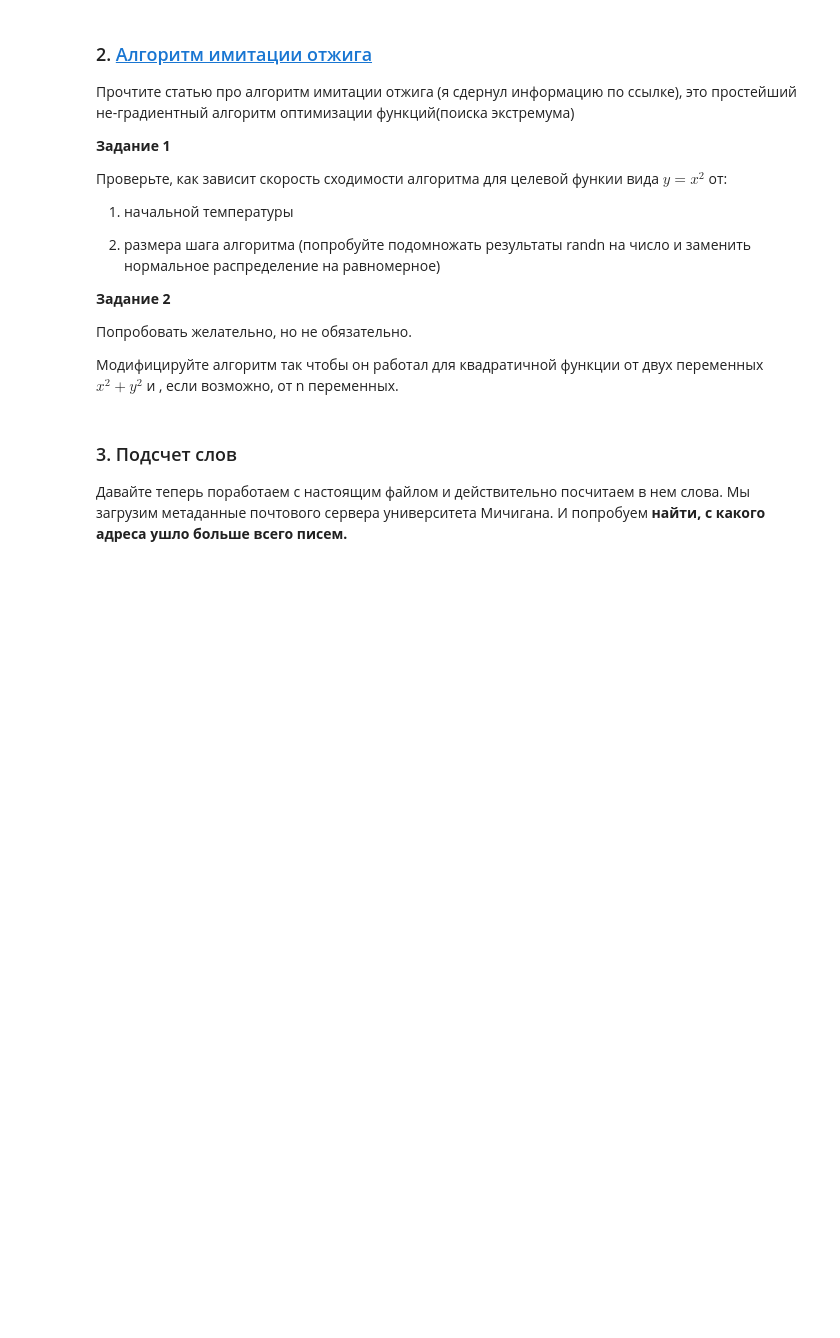
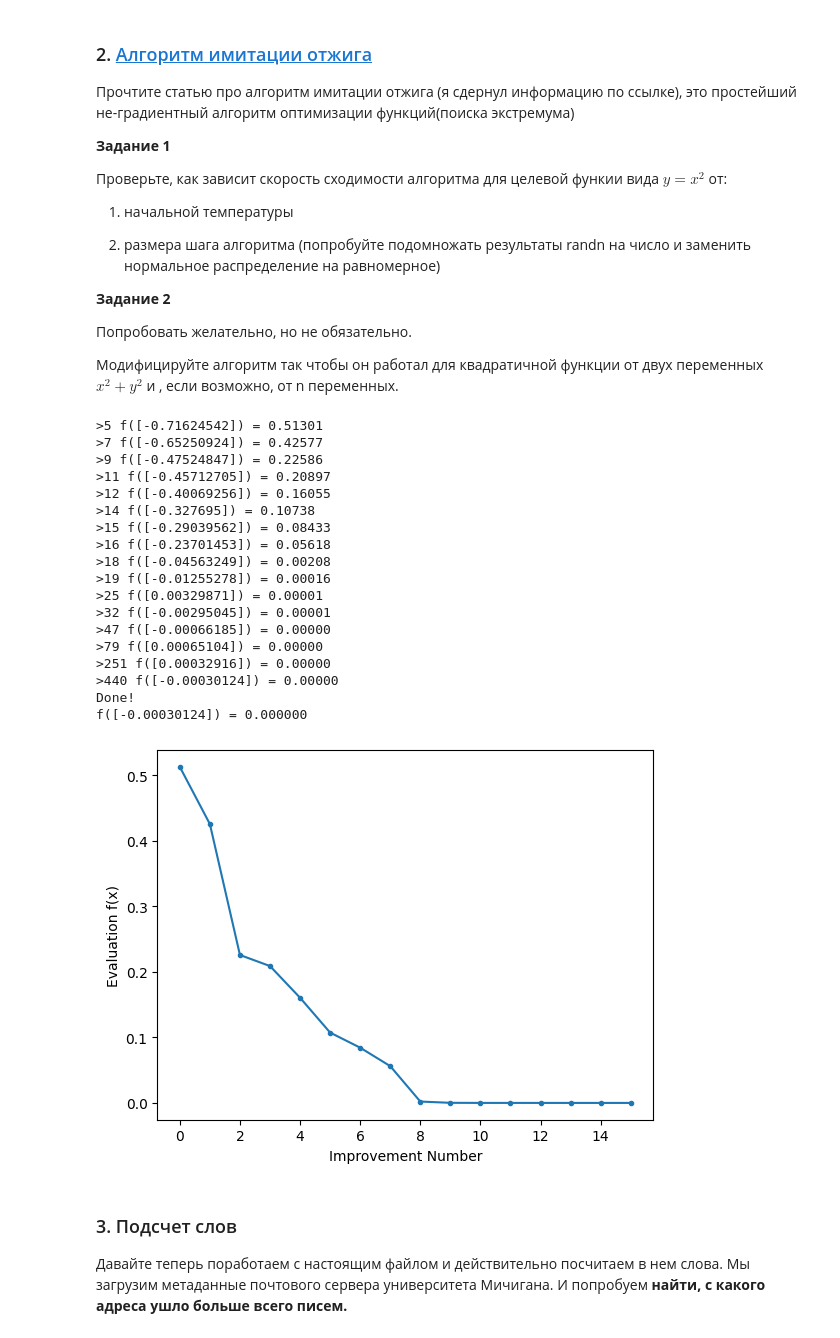
Before and after one commit to IYuminov/Python_2023_Master, a Jupyter notebook: homework/hw_02.ipynb, the cells around one changed output. Cells and saved outputs as stored; diff of their text form; code cells hidden in the pictures; blank space fills up the shorter version.

```diff
--- a/homework/hw_02.ipynb
+++ b/homework/hw_02.ipynb
@@ -157,6 +156,7 @@ def simulated_annealing(objective, bounds, n_iterations, step_size, temp):
     best_eval = objective(best)
     # current working solution
     curr, curr_eval = best, best_eval
+    scores = list()
     # run the algorithm
     for i in range(n_iterations):
         # take a step
@@ -167,6 +167,7 @@ def simulated_annealing(objective, bounds, n_iterations, step_size, temp):
         if candidate_eval < best_eval:
             # store new best point
             best, best_eval = candidate, candidate_eval
+            scores.append(best_eval)
             # report progress
             print('>%d f(%s) = %.5f' % (i, best, best_eval))
             # difference between candidate and current point evaluation
@@ -179,7 +180,47 @@ def simulated_annealing(objective, bounds, n_iterations, step_size, temp):
             if diff < 0 or rand() < metropolis:
                 # store the new current point
                 curr, curr_eval = candidate, candidate_eval
-    return [best, best_eval]
+    return [best, best_eval, scores]
+# %%
+# seed the pseudorandom number generator
+seed(1)
+# define range for input
+bounds = asarray([[-5.0, 5.0]])
+# define the total iterations
+n_iterations = 1000
+# define the maximum step size
+step_size = 0.1
+# initial temperature
+temp = 10
+# perform the simulated annealing search
+best, score, scores = simulated_annealing(objective, bounds, n_iterations, step_size, temp)
+print('Done!')
+print('f(%s) = %f' % (best, score))
+
+plt.plot(scores, '.-')
+plt.xlabel('Improvement Number')
+plt.ylabel('Evaluation f(x)')
+plt.show()
+# %% [output]
+>5 f([-0.71624542]) = 0.51301
+>7 f([-0.65250924]) = 0.42577
+>9 f([-0.47524847]) = 0.22586
+>11 f([-0.45712705]) = 0.20897
+>12 f([-0.40069256]) = 0.16055
+>14 f([-0.327695]) = 0.10738
+>15 f([-0.29039562]) = 0.08433
+>16 f([-0.23701453]) = 0.05618
+>18 f([-0.04563249]) = 0.00208
+>19 f([-0.01255278]) = 0.00016
+>25 f([0.00329871]) = 0.00001
+>32 f([-0.00295045]) = 0.00001
+>47 f([-0.00066185]) = 0.00000
+>79 f([0.00065104]) = 0.00000
+>251 f([0.00032916]) = 0.00000
+>440 f([-0.00030124]) = 0.00000
+Done!
+f([-0.00030124]) = 0.000000
+[figure, added]
 # %% [markdown]
 ### 3. Подсчет слов
 Давайте теперь поработаем с настоящим файлом и действительно посчитаем в нем слова. Мы загрузим метаданные почтового сервера университета Мичигана. И попробуем **найти, с какого адреса ушло больше всего писем.**
```
Also changed, not shown: parts of 2 cells of this notebook.
